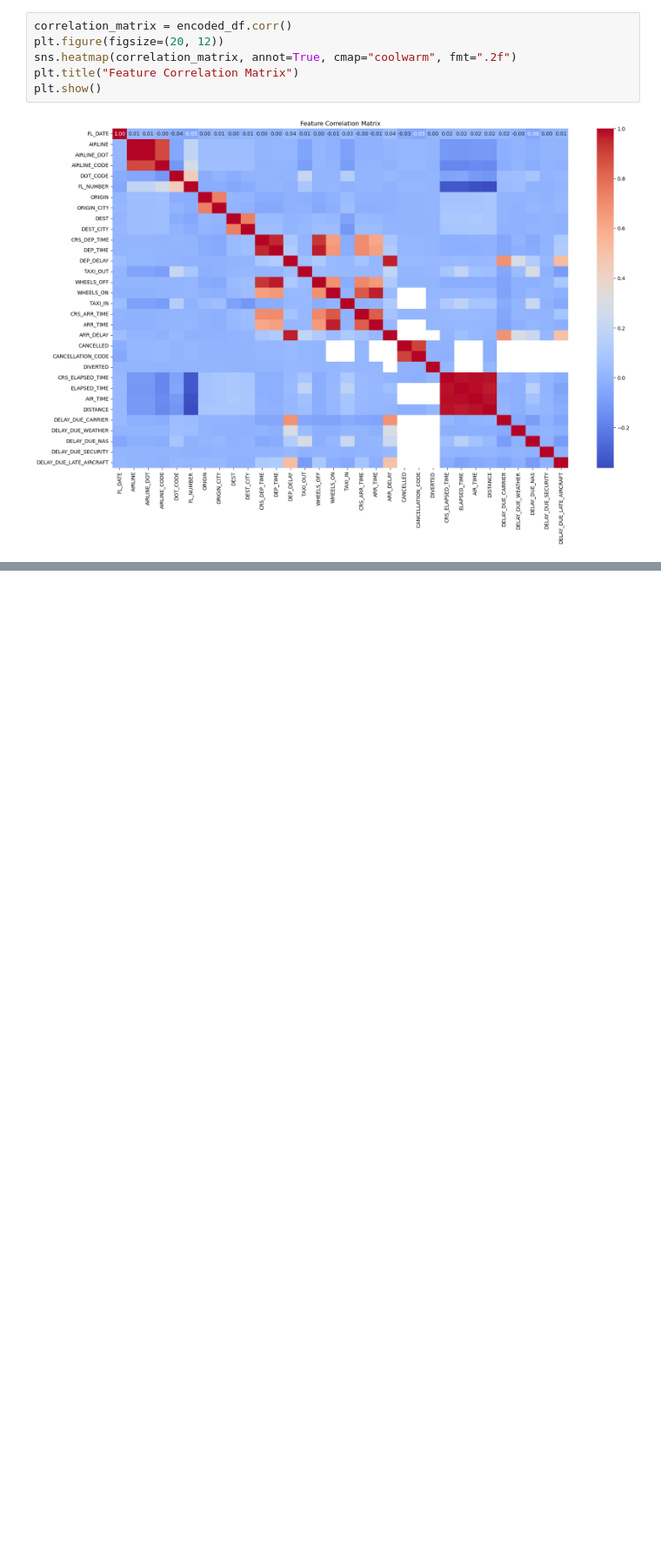
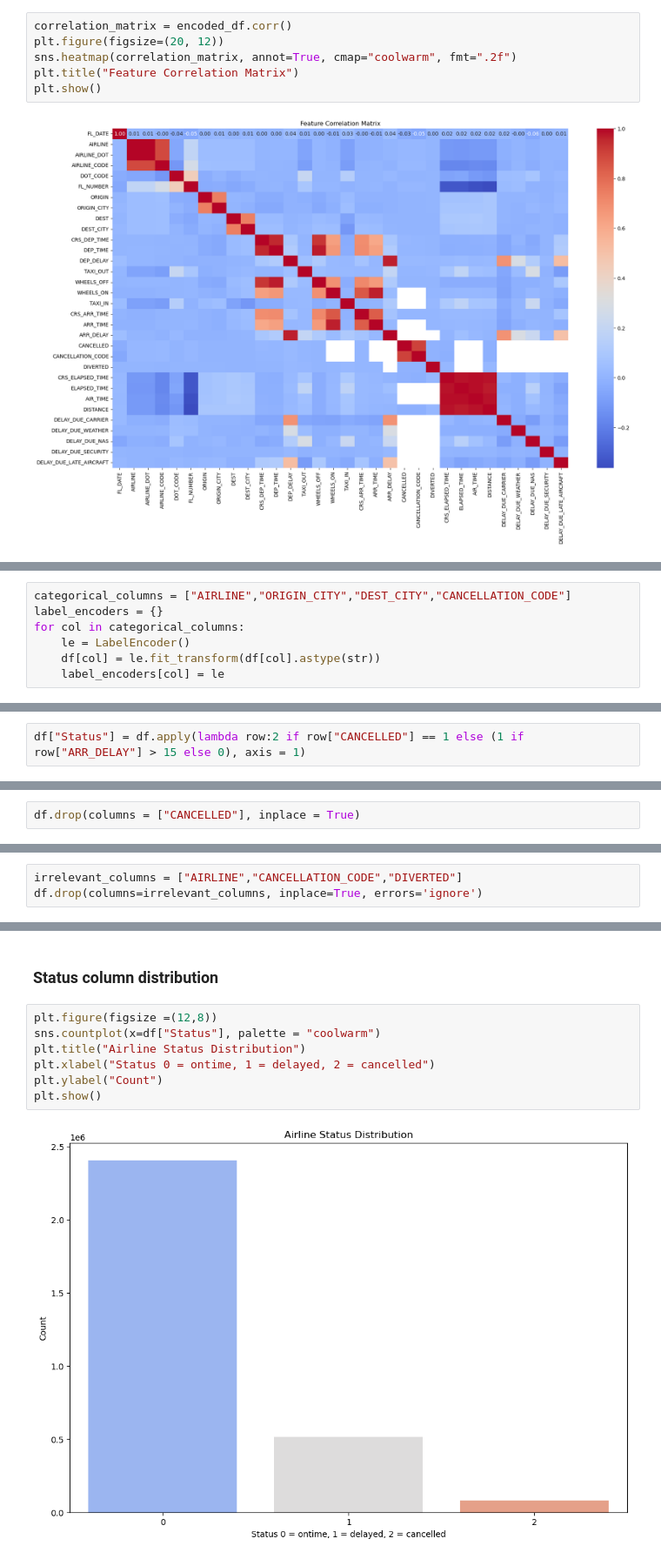
Before and after one commit to Shantanuubasu/flight_delay_cancellation_prediction, a Jupyter notebook: Flight_Predictor.ipynb, the cells around one changed output, grey strips where cells are left out. Shown at 87% size. Drawn from its saved outputs; the diff is of its cells as text; blank space fills up the shorter version.

```diff
--- a/Flight_Predictor.ipynb
+++ b/Flight_Predictor.ipynb
@@ -140,0 +188,7 @@ plt.show()
+# %%
+categorical_columns = ["AIRLINE","ORIGIN_CITY","DEST_CITY","CANCELLATION_CODE"]
+label_encoders = {}
+for col in categorical_columns:
+    le = LabelEncoder()
+    df[col] = le.fit_transform(df[col].astype(str))
+    label_encoders[col] = le
@@ -140,0 +197,2 @@ plt.show()
+# %%
+df["Status"] = df.apply(lambda row:2 if row["CANCELLED"] == 1 else (1 if row["ARR_DELAY"] > 15 else 0), axis = 1)
@@ -140,0 +211,2 @@ plt.show()
+# %%
+df.drop(columns = ["CANCELLED"], inplace = True)
@@ -140,0 +245,3 @@ plt.show()
+# %%
+irrelevant_columns = ["AIRLINE","CANCELLATION_CODE","DIVERTED"]
+df.drop(columns=irrelevant_columns, inplace=True, errors='ignore')
@@ -140,0 +268,11 @@ plt.show()
+# %% [markdown]
+### Status column distribution
+# %%
+plt.figure(figsize =(12,8))
+sns.countplot(x=df["Status"], palette = "coolwarm")
+plt.title("Airline Status Distribution")
+plt.xlabel("Status 0 = ontime, 1 = delayed, 2 = cancelled")
+plt.ylabel("Count")
+plt.show()
+# %% [output]
+[figure, added]
```
Also changed, not shown: parts of 52 cells of this notebook, 2 other files.
